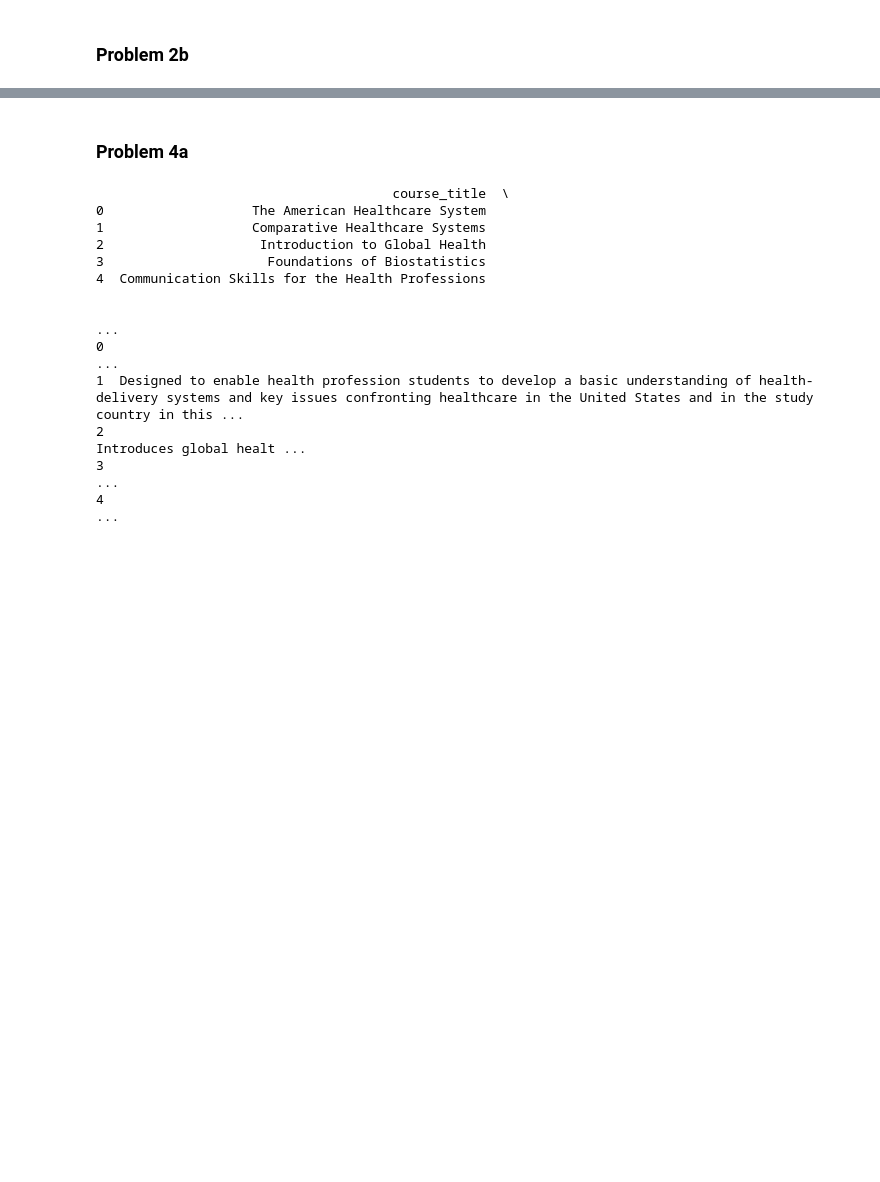
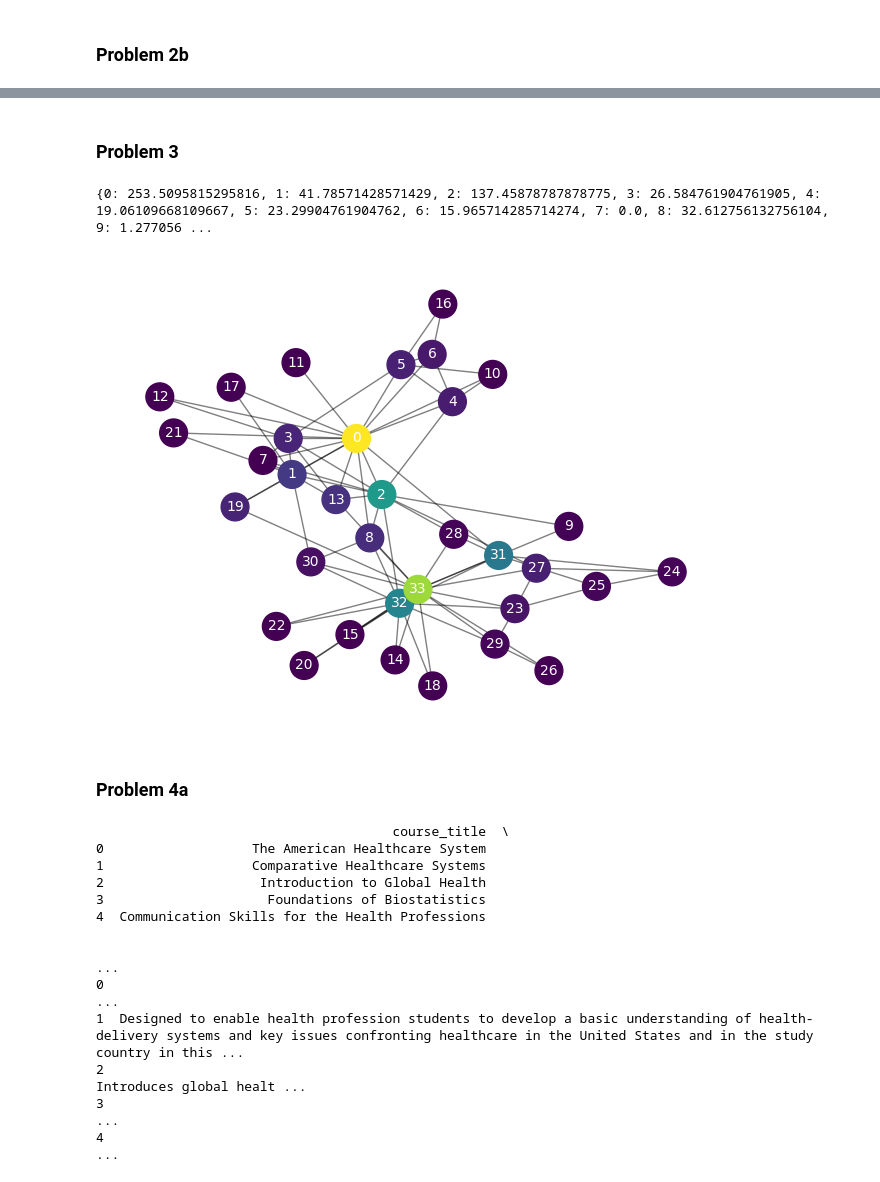
Before and after one commit to AerosolKiller/phys7332_fa25, a Jupyter notebook: Assignment/assignment01.ipynb, the cells around one changed output, grey strips where cells are left out. Drawn from its saved outputs; the diff is of its cells as text; code cells hidden in the pictures; blank space fills up the shorter version.

Commit message:
problem 3 betweenness centrality

```diff
--- a/Assignment/assignment01.ipynb
+++ b/Assignment/assignment01.ipynb
@@ -126,0 +127,2 @@ Text(0.5, 1.0, 'Randomized graph')
+# %% [markdown]
+### Problem 3
@@ -127,3 +201,30 @@ Text(0.5, 1.0, 'Randomized graph')
+# %%
+G = nx.karate_club_graph()
+G.add_edges_from([(1,2),(2,3),(2,4),(3,5),(4,5)])
+
+bc_ind = indicator_betweenness_unscaled(G, endpoints=False)
+print(bc_ind)
+node_values = [bc_ind[v] for v in G.nodes()]
+
+# Draw
+pos = nx.spring_layout(G, seed=42)  # layout for positioning
+
+plt.figure(figsize=(8, 6))
+nx.draw_networkx_nodes(
+    G, pos,
+    node_color=node_values,
+    cmap=plt.cm.viridis,   # choose any matplotlib colormap
+    node_size=400
+)
+nx.draw_networkx_edges(G, pos, alpha=0.5)
+nx.draw_networkx_labels(G, pos, font_size=10, font_color="white")
+plt.axis("off")
+plt.show()
+# %% [output]
+{0: 253.5095815295816, 1: 41.78571428571429, 2: 137.45878787878775, 3: 26.584761904761905, 4: 19.06109668109667, 5: 23.29904761904762, 6: 15.965714285714274, 7: 0.0, 8: 32.612756132756104, 9: 1.277056 ...
+[figure, added]
+# %% [markdown]
+### Problem 4a
 # %%
 import requests
 from bs4 import BeautifulSoup
@@ -134,8 +235,6 @@ catalog_res = requests.get('https://catalog.northeastern.edu/course-descriptions
 catalog_html = catalog_res.text
 
 soup = BeautifulSoup(catalog_html)
-# %% [markdown]
-### Problem 4a
 # %%
 COURSE_CODE_RE = re.compile(r'\b[A-Z&]{2,}\s?\d{4}\b')
 
```
Also changed, not shown: parts of 3 cells of this notebook, 2 other files.
